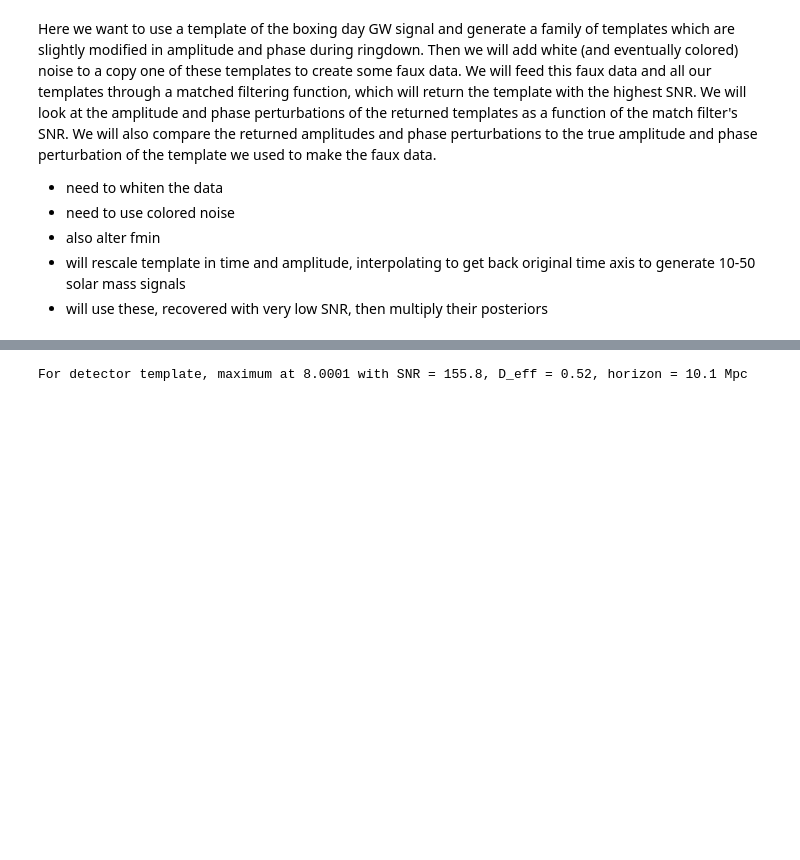
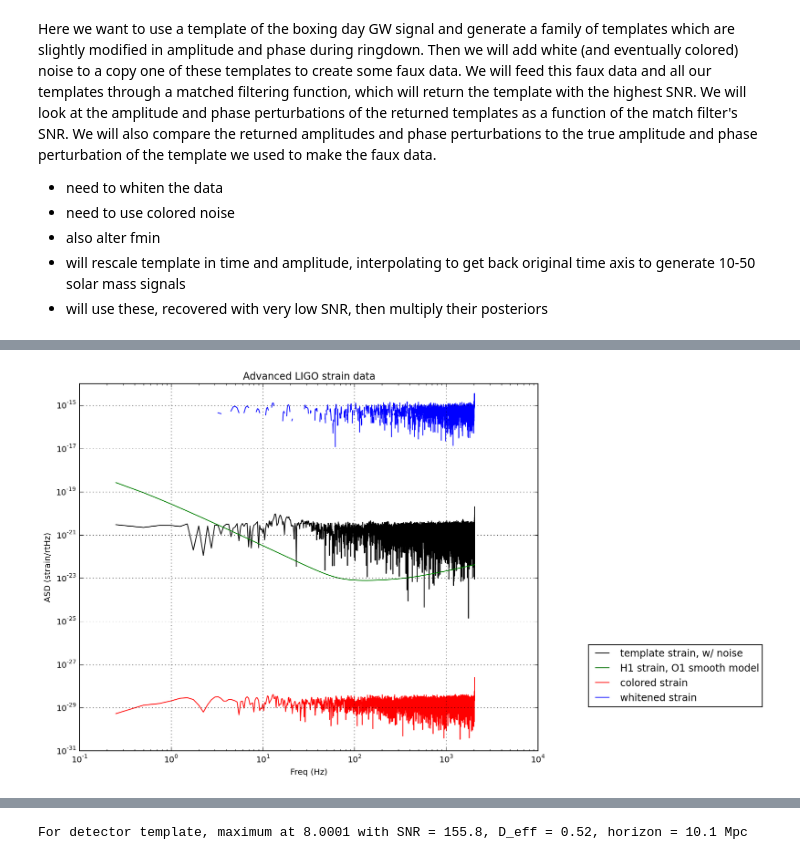
Before and after one commit to meljrose/LIGO, a Jupyter notebook: LIGO_workbook.ipynb, the cells around one changed output, grey strips where cells are left out. Cells and saved outputs as stored; diff of their text form; code cells hidden in the pictures; blank space fills up the shorter version.

```diff
--- a/LIGO_workbook.ipynb
+++ b/LIGO_workbook.ipynb
@@ -558,0 +676,56 @@ eventname = 'GW151226'
+# %%
+# now let's add some white noise
+def whitenoise(template, noise_level):
+    if noise_level==0:
+        return(template)
+    else:
+        scale = 10**-40
+        # transform to freq domain
+        Nt = len(template)
+        freqs = np.fft.rfftfreq(Nt, dt)
+        hf = np.fft.rfft(template)
+        white_noise = np.random.uniform(0,noise_level,len(hf))*scale
+        noisy_data = hf+white_noise
+        data = np.fft.ifft(noisy_data, n=len(template))
+    return(data)
+
+strain, freqs = mlab.psd(GRtemplate, Fs = fs, NFFT = NFFT)
+
+noise_level = 50
+noisy_strain = whitenoise(strain, noise_level)
+
+
+# We will use interpolations of the ASDs computed above for whitening:
+psd = interp1d(freqs, noisy_strain, fill_value='extrapolate')
+plt.figure(figsize=(10,8))
+plt.loglog(freqs, np.sqrt(noisy_strain),'k',label='template strain, w/ noise')
+
+# Here is an approximate, smoothed PSD for H1 during O1, with no lines. We'll use it later.
+Pxx = (1.e-22*(18./(0.1+freqs))**2)**2+0.7e-23**2+((freqs/2000.)*4.e-23)**2
+psd_smooth = interp1d(freqs, Pxx)
+plt.loglog(freqs, np.sqrt(Pxx),'g',label='H1 strain, O1 smooth model')
+#plt.ylim(1e-24, 1e-5)
+plt.grid('on')
+plt.ylabel('ASD (strain/rtHz)')
+plt.xlabel('Freq (Hz)')
+plt.title('Advanced LIGO strain data')
+
+
+
+colored_strain = colorit(noisy_strain,psd,dt)
+plt.loglog(freqs, np.sqrt(colored_strain),'r', label='colored strain')
+
+
+psd = interp1d(freqs, colored_strain, fill_value='extrapolate')
+
+whitened_strain = whiten(colored_strain,psd,dt)
+
+whitened_bp_strain = filtfilt(bb, ab, whitened_strain)
+
+
+plt.loglog(freqs, np.sqrt(whitened_bp_strain),'b',label='whitened strain')
+plt.legend(bbox_to_anchor=(0., 0.2, 1.5, .102))
+
+plt.show()
+# %% [output]
+[figure, added]
```
Also changed, not shown: parts of 43 cells of this notebook.
